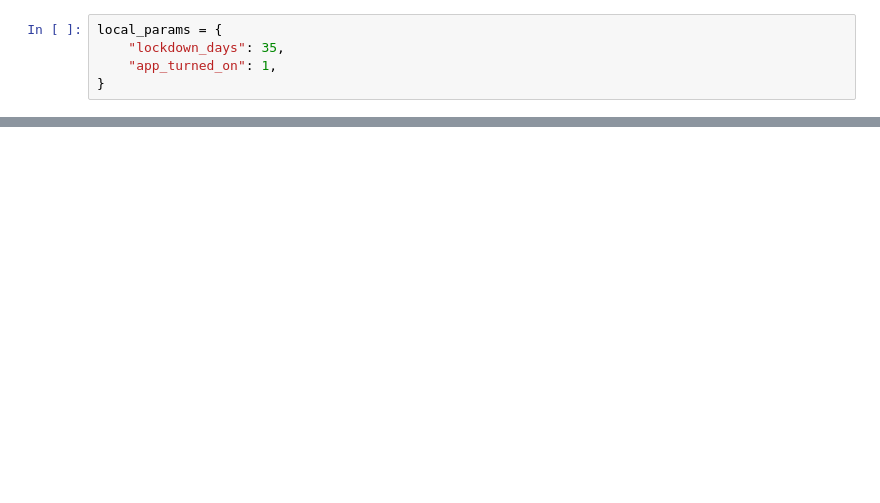
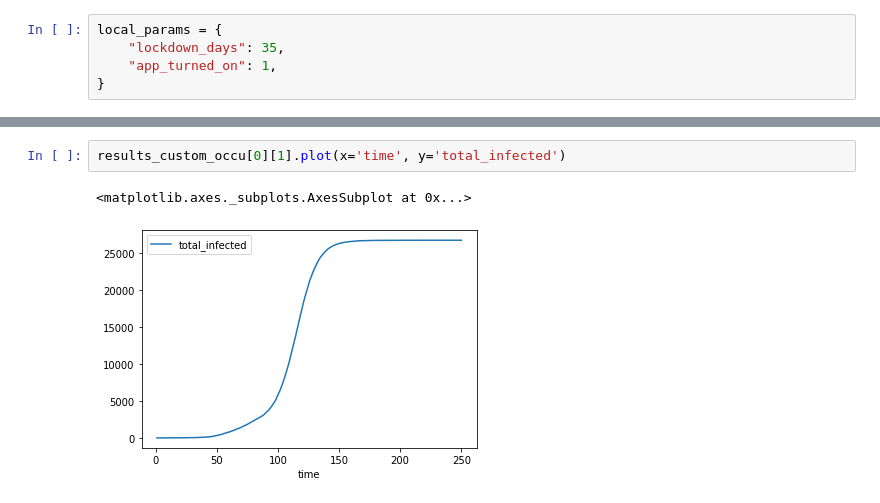
Before and after one commit to neozwu/OpenABM-Covid19, a Jupyter notebook: examples/us_wa_simulation.ipynb, the cells around one changed output, grey strips where cells are left out. Drawn from its saved outputs; the diff is of its cells as text; blank space fills up the shorter version.

```diff
--- a/examples/us_wa_simulation.ipynb
+++ b/examples/us_wa_simulation.ipynb
@@ -124,0 +210,5 @@ results = run_counties(county_params, all_households, params_files=[state_param_
+# %%
+results_custom_occu[0][1].plot(x='time', y='total_infected')
+# %% [output]
+<matplotlib.axes._subplots.AxesSubplot at 0x...>
+[figure, added]
```
Also changed, not shown: parts of 6 cells of this notebook.
